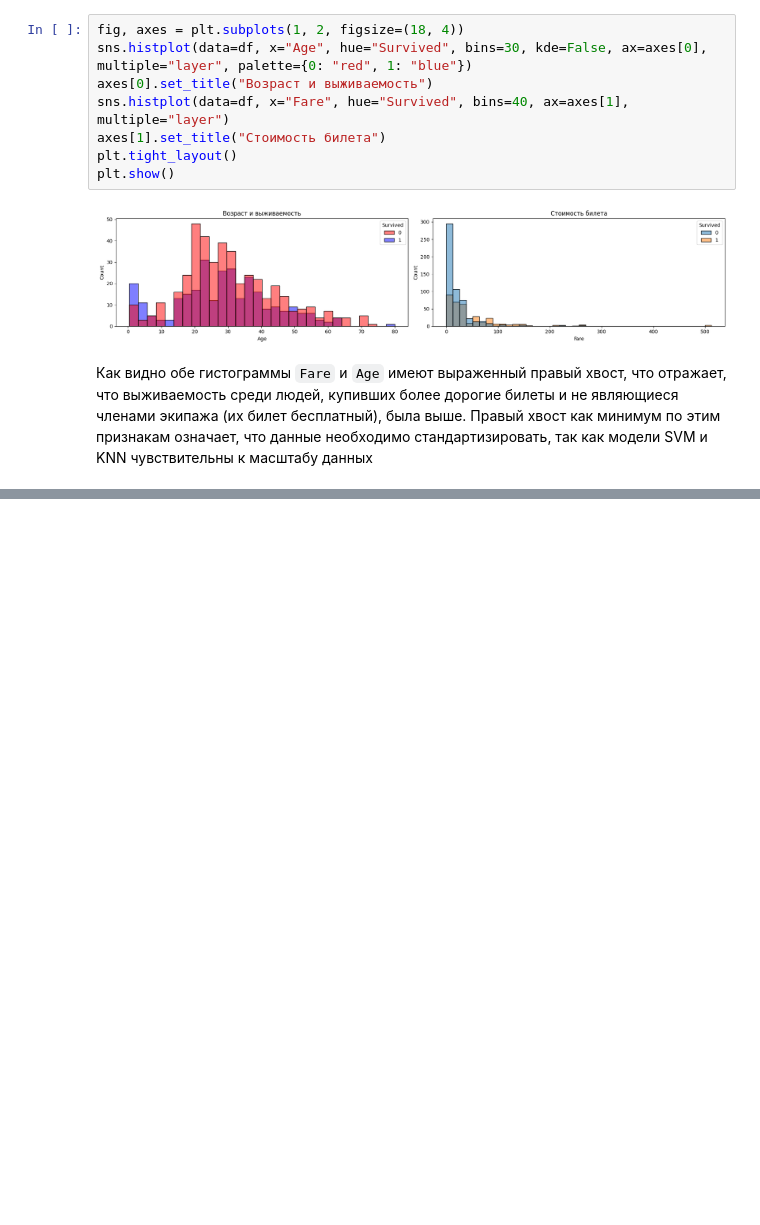
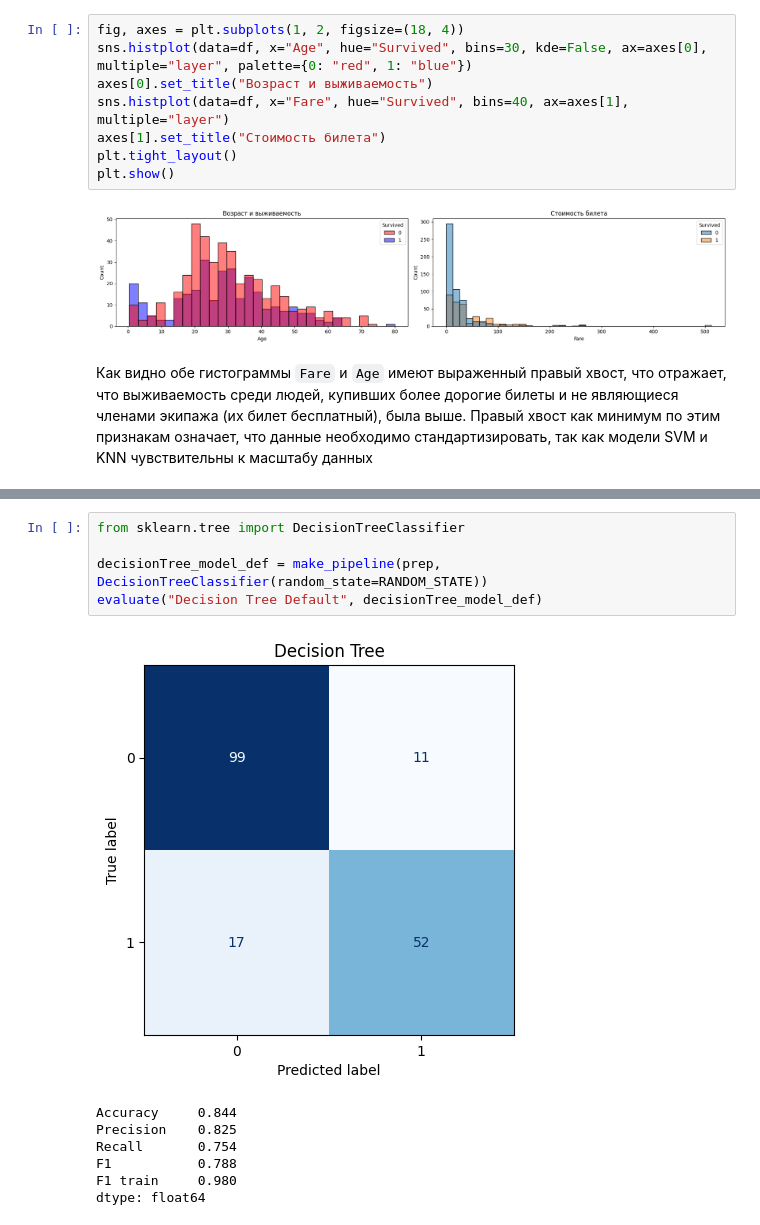
Before and after one commit to dalginichev1/ml_course_mai, a Jupyter notebook: classification/lab2.ipynb, the cells around one changed output, grey strips where cells are left out. Cells and saved outputs as stored; diff of their text form; blank space fills up the shorter version.

```diff
--- a/classification/lab2.ipynb
+++ b/classification/lab2.ipynb
@@ -109,0 +186,13 @@ plt.show()
+# %%
+from sklearn.tree import DecisionTreeClassifier
+
+decisionTree_model_def = make_pipeline(prep, DecisionTreeClassifier(random_state=RANDOM_STATE))
+evaluate("Decision Tree Default", decisionTree_model_def)
+# %% [output]
+[figure, added]
+Accuracy     0.844
+Precision    0.825
+Recall       0.754
+F1           0.788
+F1 train     0.980
+dtype: float64
```
Also changed, not shown: parts of 8 cells of this notebook.
